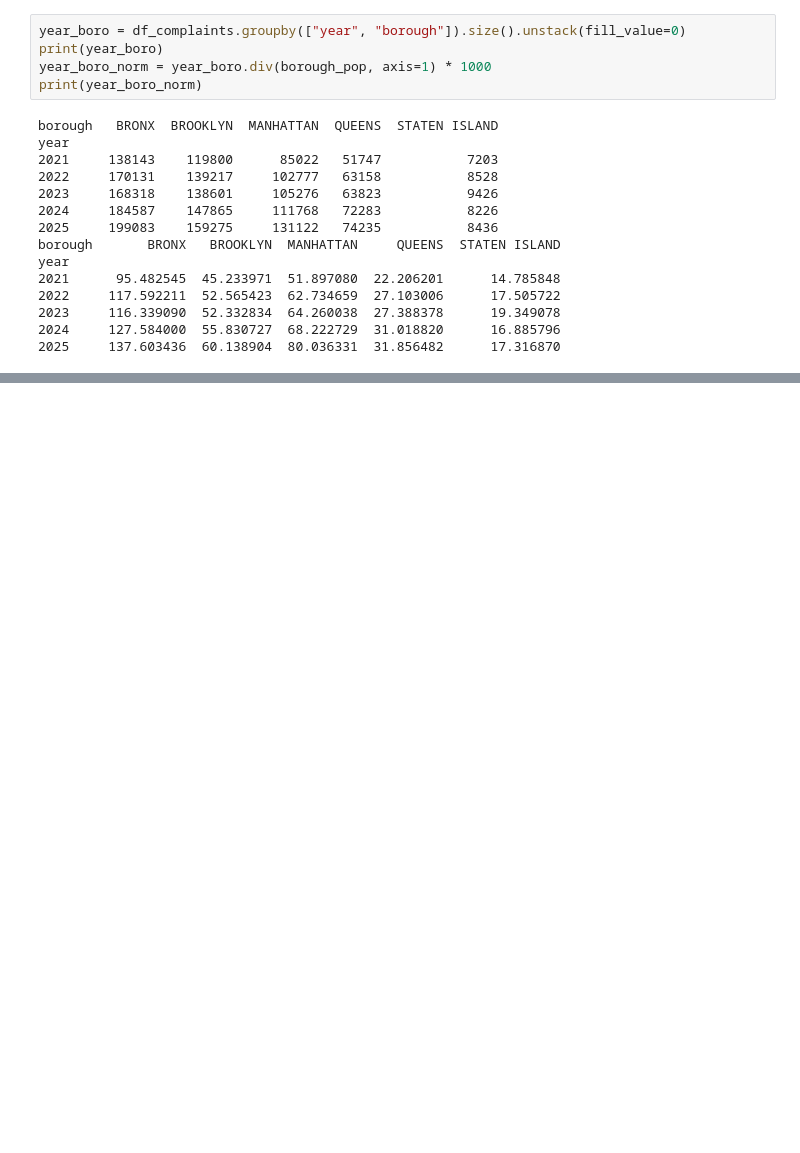
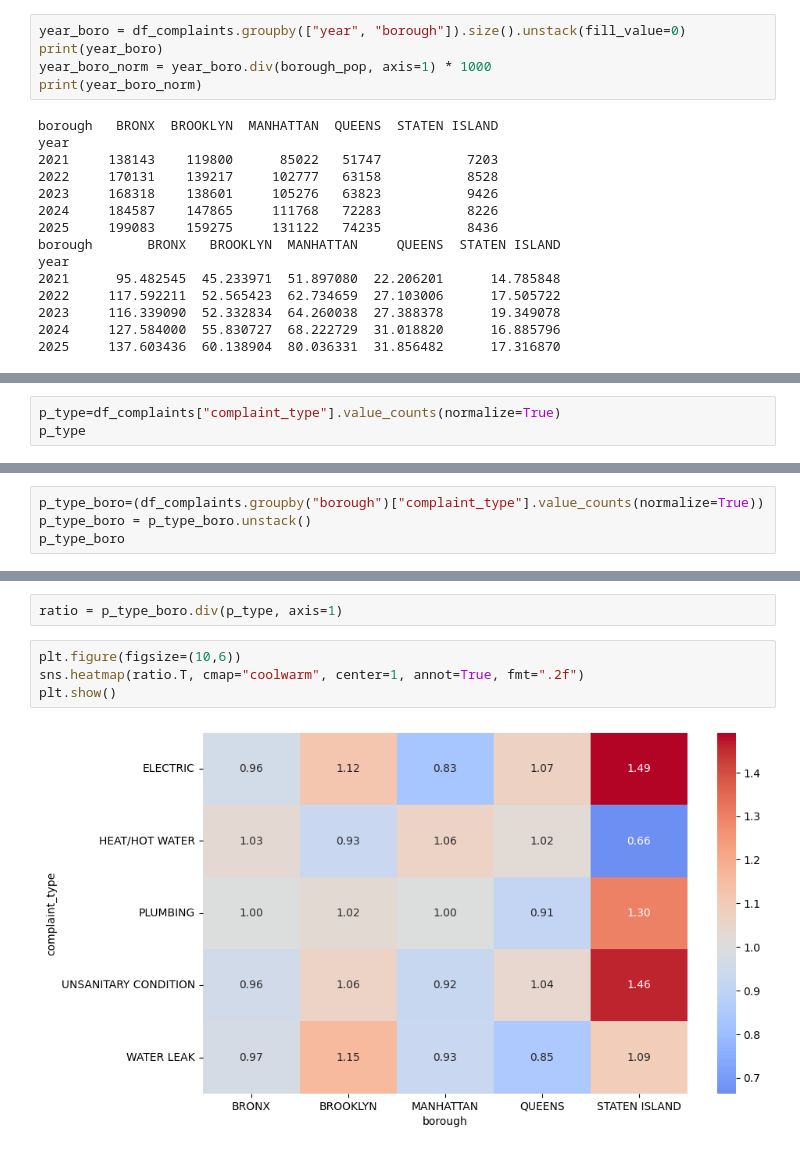
Before and after one commit to mariatmvendas/sdata_project, a Jupyter notebook: analysis_complaints.ipynb, the cells around one changed output, grey strips where cells are left out. Drawn from its saved outputs; the diff is of its cells as text; blank space fills up the shorter version.

```diff
--- a/analysis_complaints.ipynb
+++ b/analysis_complaints.ipynb
@@ -252,0 +351,3 @@ plt.show()
+# %%
+p_type=df_complaints["complaint_type"].value_counts(normalize=True)
+p_type
@@ -252,0 +364,4 @@ plt.show()
+# %%
+p_type_boro=(df_complaints.groupby("borough")["complaint_type"].value_counts(normalize=True))
+p_type_boro = p_type_boro.unstack()
+p_type_boro
@@ -252,0 +376,8 @@ plt.show()
+# %%
+ratio = p_type_boro.div(p_type, axis=1)
+# %%
+plt.figure(figsize=(10,6))
+sns.heatmap(ratio.T, cmap="coolwarm", center=1, annot=True, fmt=".2f")
+plt.show()
+# %% [output]
+[figure, added]
```
Also changed, not shown: parts of 31 cells of this notebook, 5 other files.
